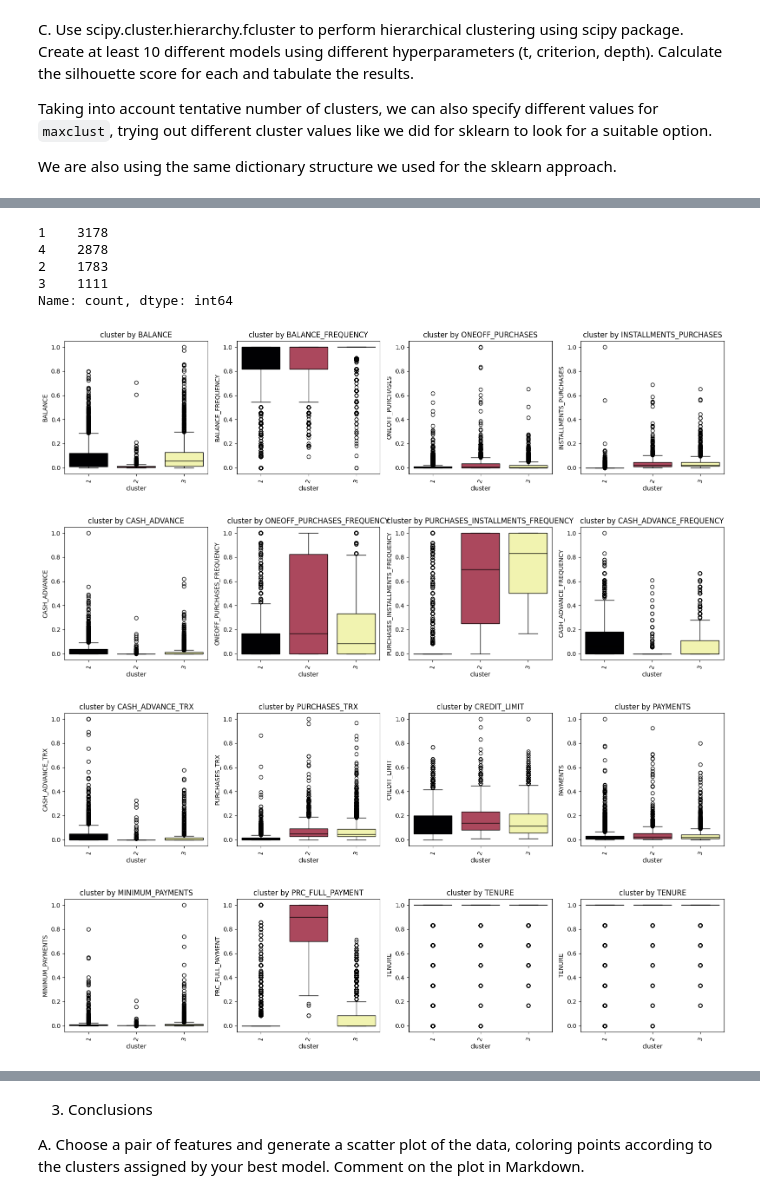
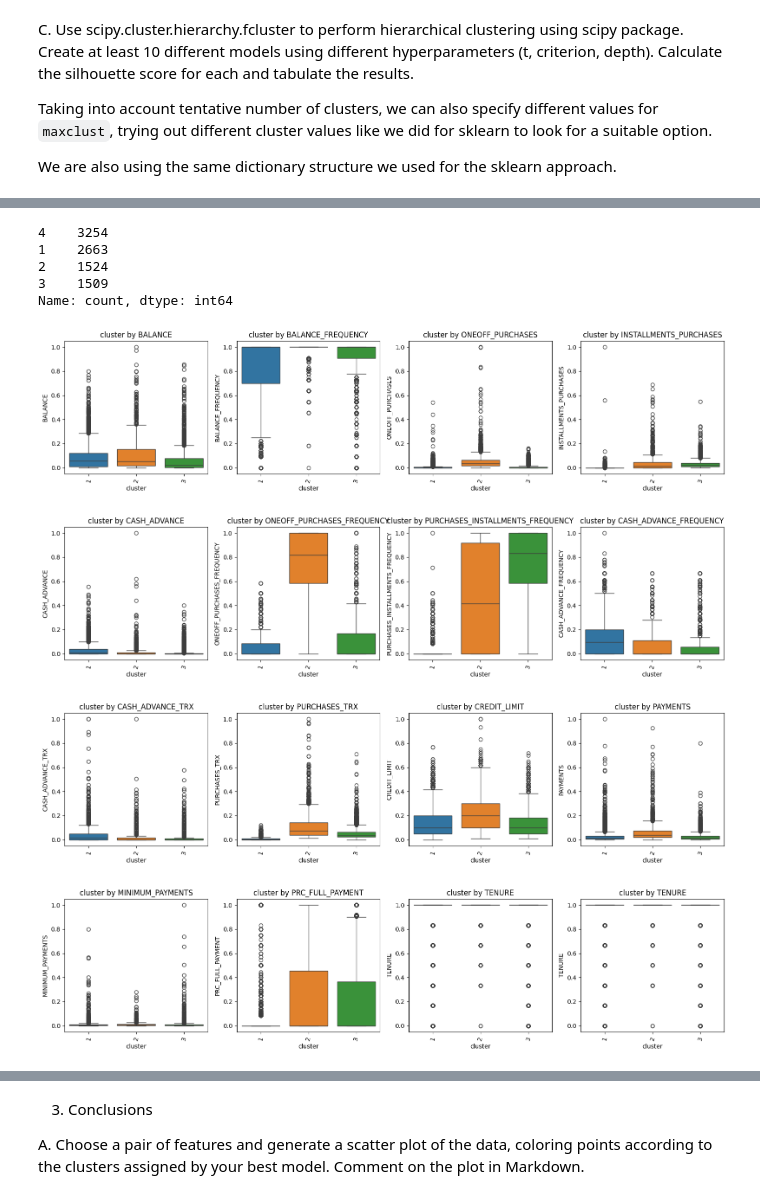
Before and after one commit to Hunteracademic/Unsupervised_assignment_1, a Jupyter notebook: Asg_02.ipynb, the cells around one changed output, grey strips where cells are left out. Saved outputs shown, nothing was run; the diff lists cells and outputs as text; code cells hidden in the pictures.

```diff
--- a/Asg_02.ipynb
+++ b/Asg_02.ipynb
@@ -147,7 +147,7 @@ C. Drop the 'CUST_ID' column. Use seaborn.heatmap to display the correlation mat
 # %%
 Cust_id = credit_data["CUST_ID"]
 
-clean_cust_id = credit_data.drop(["CUST_ID", "PURCHASES", "PURCHASES_FREQUENCY"], axis=1)
+clean_cust_id = credit_data.drop(["CUST_ID"], axis=1)
 clean_cust_id = clean_cust_id.reset_index(drop=True)
 clean_cust_id.head()
 # %% [output]
@@ -350,10 +346,10 @@ scipy_dfs_combined
 # %%
 pd.Series(scipy_models_euclidean[( 'ward', 4)][1]).value_counts()
 # %% [output]
-1    3178
-4    2878
-2    1783
-3    1111
+4    3254
+1    2663
+2    1524
+3    1509
 Name: count, dtype: int64
 # %%
 # First, inverse transform to get the original scale
@@ -361,7 +357,7 @@ df_scaled['cluster'] = scipy_models_euclidean[( 'ward', 3)][1]
 # %%
 
 def boxN_whisk(df, x_name, y_name, ax):
-    sns.boxplot(data=df, x=x_name, y=y_name, hue=x_name, palette='inferno', ax=ax, legend=False)
+    sns.boxplot(data=df, x=x_name, y=y_name, hue=x_name, palette='tab10', ax=ax, legend=False)
     ax.set_title(f"{x_name} by {y_name}")
     ax.tick_params(axis='x', labelrotation=75)
 
@@ -378,34 +374,34 @@ plt.show()
 fig, axes = plt.subplots(nrows=1, ncols=4, figsize=(16,4))
 
 boxN_whisk(df_scaled, 'cluster', 'CASH_ADVANCE',axes[0])
 boxN_whisk(df_scaled, 'cluster', 'ONEOFF_PURCHASES_FREQUENCY',axes[1])
 boxN_whisk(df_scaled, 'cluster', 'PURCHASES_INSTALLMENTS_FREQUENCY',axes[2])
 boxN_whisk(df_scaled, 'cluster', 'CASH_ADVANCE_FREQUENCY',axes[3])
 
 plt.tight_layout()
 plt.show()
 
 fig, axes = plt.subplots(nrows=1, ncols=4, figsize=(16,4))
 
 boxN_whisk(df_scaled, 'cluster', 'CASH_ADVANCE_TRX',axes[0])
 boxN_whisk(df_scaled, 'cluster', 'PURCHASES_TRX',axes[1])
 boxN_whisk(df_scaled, 'cluster', 'CREDIT_LIMIT',axes[2])
 boxN_whisk(df_scaled, 'cluster', 'PAYMENTS',axes[3])
 
 plt.tight_layout()
 plt.show()
 
 fig, axes = plt.subplots(nrows=1, ncols=4, figsize=(16,4))
 
 boxN_whisk(df_scaled, 'cluster', 'MINIMUM_PAYMENTS',axes[0])
 boxN_whisk(df_scaled, 'cluster', 'PRC_FULL_PAYMENT',axes[1])
 boxN_whisk(df_scaled, 'cluster', 'TENURE',axes[2])
 boxN_whisk(df_scaled, 'cluster', 'TENURE',axes[3])
 
 plt.tight_layout()
 plt.show()
 # %% [output]
-[figure, old version]
+[figure, new version]
-[figure, old version]
+[figure, new version]
-[figure, old version]
+[figure, new version]
-[figure, old version]
+[figure, new version]
```
Also changed, not shown: parts of 15 cells of this notebook.
